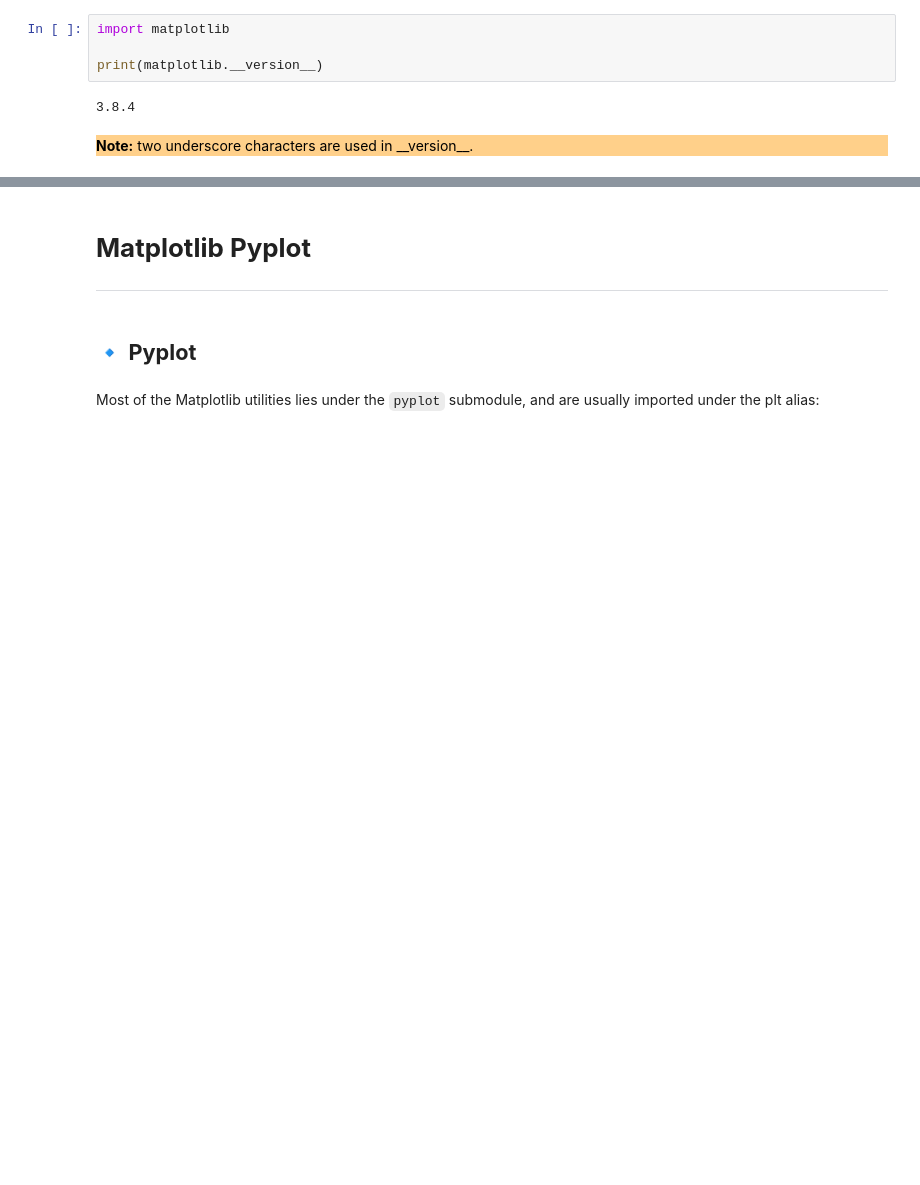
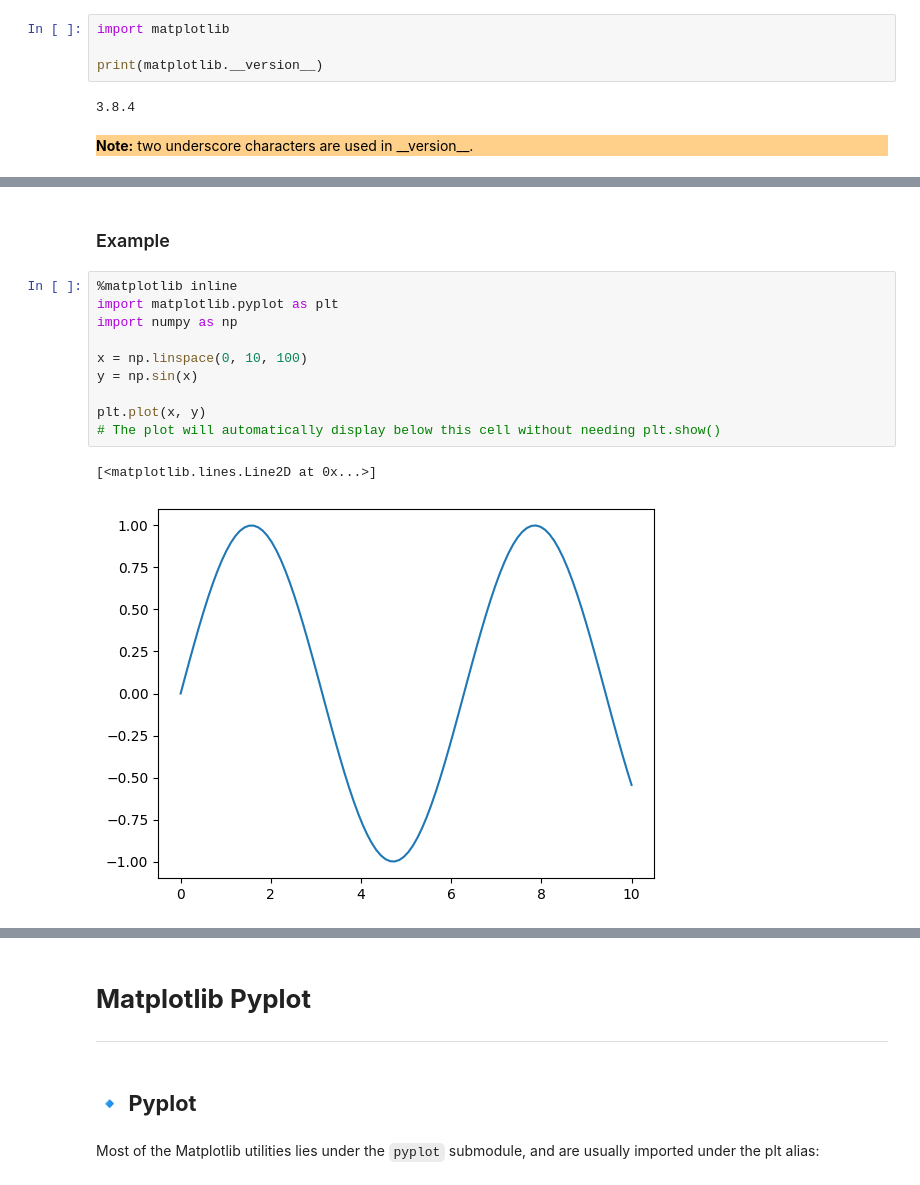
Before and after one commit to f0xpl0it/Tercer-Diplomado-en-Programacion-Basica, a Jupyter notebook: Python/Notebook/Sesion_13_2.ipynb, the cells around one changed output, grey strips where cells are left out. Cells and saved outputs as stored; diff of their text form; blank space fills up the shorter version.

```diff
--- a/Python/Notebook/Sesion_13_2.ipynb
+++ b/Python/Notebook/Sesion_13_2.ipynb
@@ -134,0 +186,15 @@ print(matplotlib.__version__)
+# %% [markdown]
+### Example
+# %%
+%matplotlib inline
+import matplotlib.pyplot as plt
+import numpy as np
+
+x = np.linspace(0, 10, 100)
+y = np.sin(x)
+
+plt.plot(x, y)
+# The plot will automatically display below this cell without needing plt.show()
+# %% [output]
+[<matplotlib.lines.Line2D at 0x...>]
+[figure, added]
```
Also changed, not shown: parts of 219 cells of this notebook, 1 other file.
